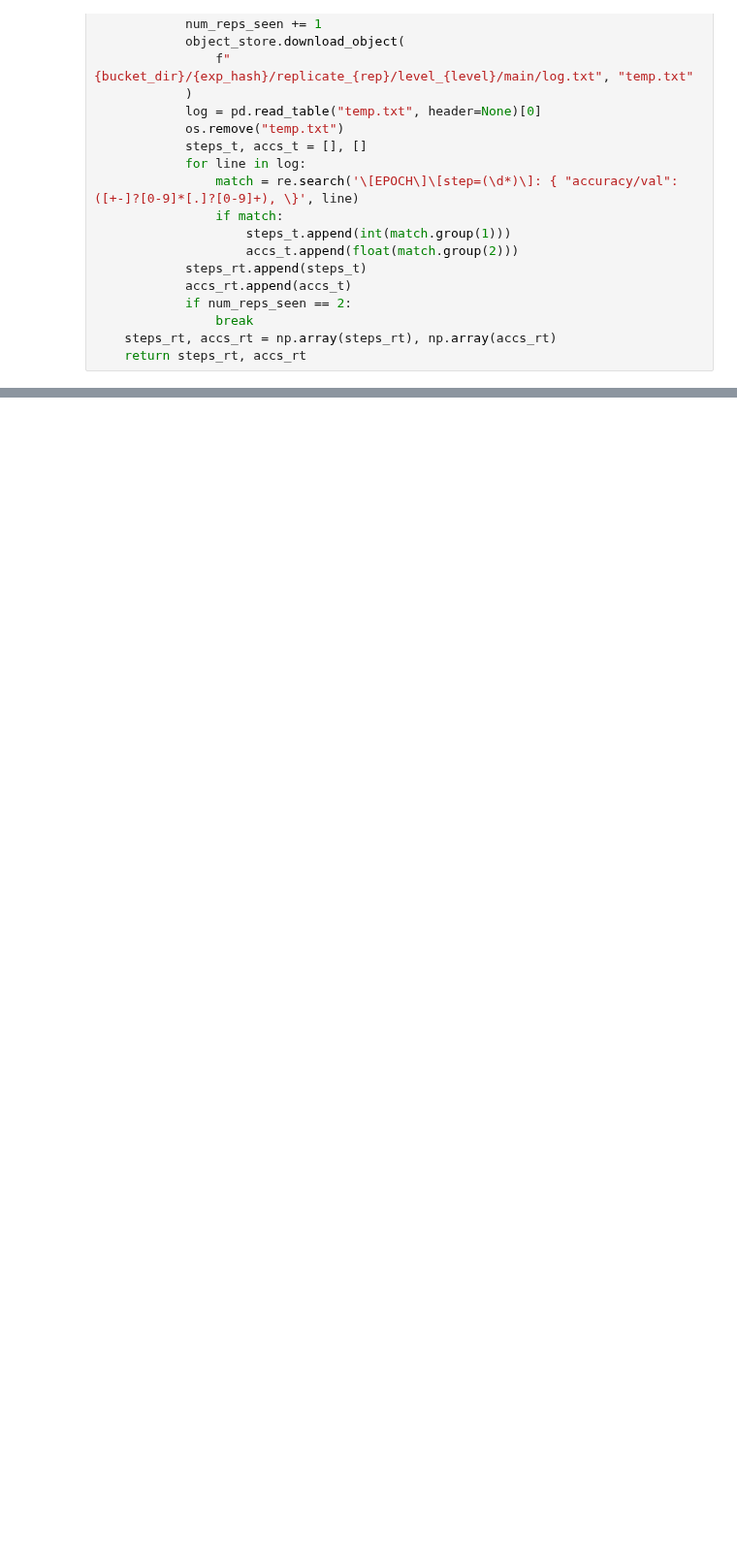
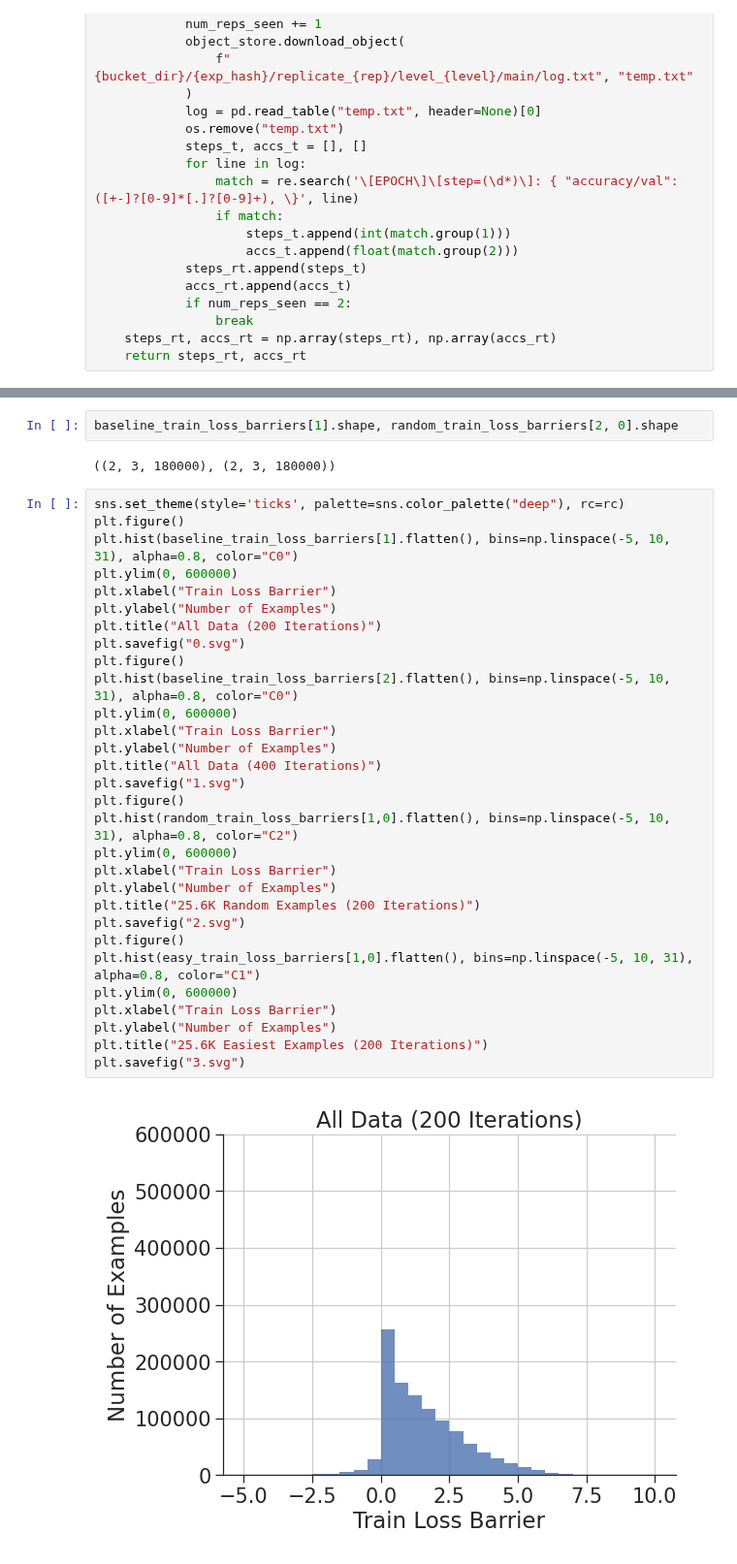
Before and after one commit to mansheej/lth_diet, a Jupyter notebook: ipynbs/LMC.ipynb, the cells around one changed output, grey strips where cells are left out. Shown at 97% size. Saved outputs shown, nothing was run; the diff lists cells and outputs as text; blank space fills up the shorter version.

```diff
--- a/ipynbs/LMC.ipynb
+++ b/ipynbs/LMC.ipynb
@@ -513,0 +537,36 @@ plt.plot(random_pretrain_test_accs.flatten(), random_sparse_test_accs[:, :, leve
+# %%
+baseline_train_loss_barriers[1].shape, random_train_loss_barriers[2, 0].shape
+# %% [output]
+((2, 3, 180000), (2, 3, 180000))
+# %%
+sns.set_theme(style='ticks', palette=sns.color_palette("deep"), rc=rc)
+plt.figure()
+plt.hist(baseline_train_loss_barriers[1].flatten(), bins=np.linspace(-5, 10, 31), alpha=0.8, color="C0")
+plt.ylim(0, 600000)
+plt.xlabel("Train Loss Barrier")
+plt.ylabel("Number of Examples")
+plt.title("All Data (200 Iterations)")
+plt.savefig("0.svg")
+plt.figure()
+plt.hist(baseline_train_loss_barriers[2].flatten(), bins=np.linspace(-5, 10, 31), alpha=0.8, color="C0")
+plt.ylim(0, 600000)
+plt.xlabel("Train Loss Barrier")
+plt.ylabel("Number of Examples")
+plt.title("All Data (400 Iterations)")
+plt.savefig("1.svg")
+plt.figure()
+plt.hist(random_train_loss_barriers[1,0].flatten(), bins=np.linspace(-5, 10, 31), alpha=0.8, color="C2")
+plt.ylim(0, 600000)
+plt.xlabel("Train Loss Barrier")
+plt.ylabel("Number of Examples")
+plt.title("25.6K Random Examples (200 Iterations)")
+plt.savefig("2.svg")
+plt.figure()
+plt.hist(easy_train_loss_barriers[1,0].flatten(), bins=np.linspace(-5, 10, 31), alpha=0.8, color="C1")
+plt.ylim(0, 600000)
+plt.xlabel("Train Loss Barrier")
+plt.ylabel("Number of Examples")
+plt.title("25.6K Easiest Examples (200 Iterations)")
+plt.savefig("3.svg")
+# %% [output]
+[figure, added]
```
Also changed, not shown: parts of 18 cells of this notebook.
